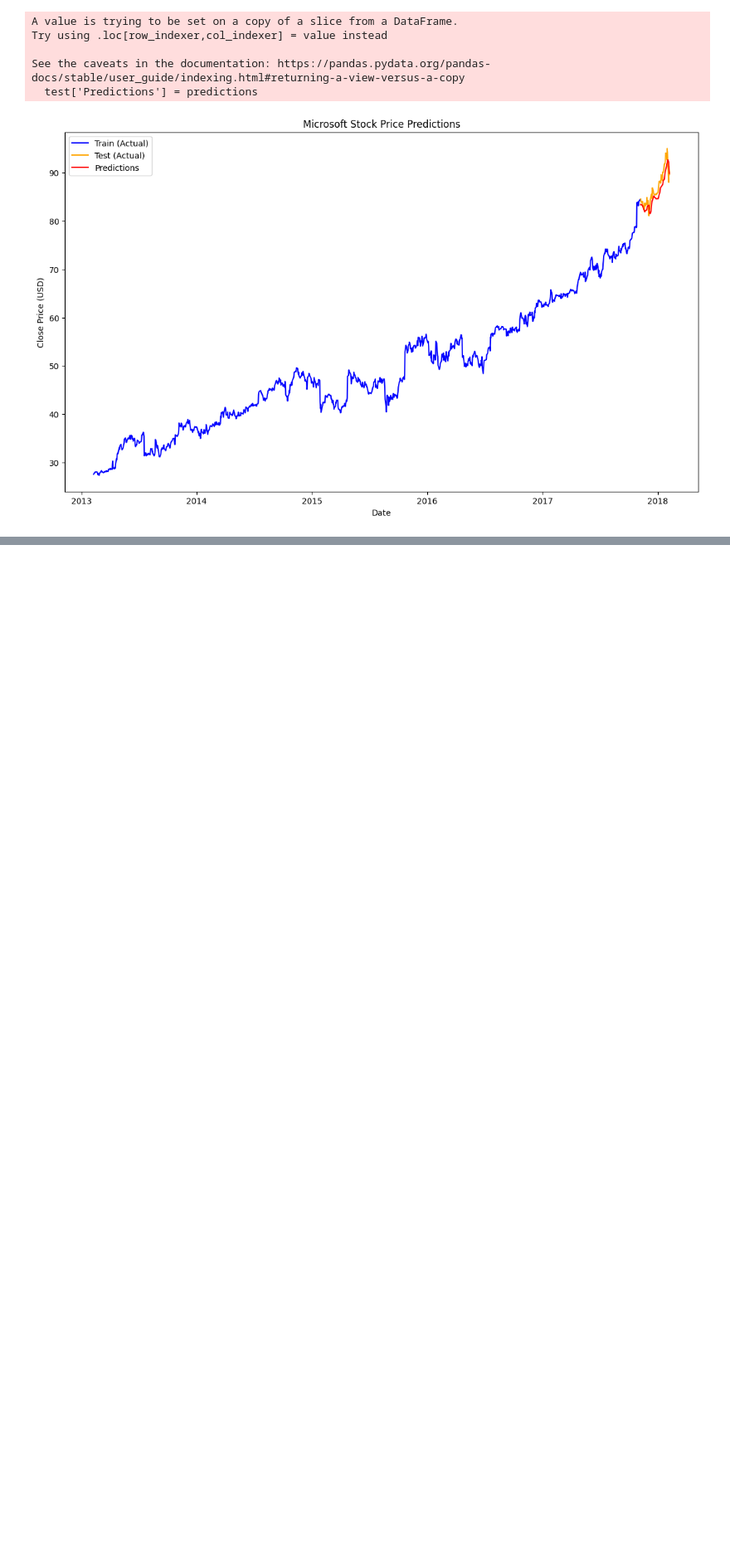
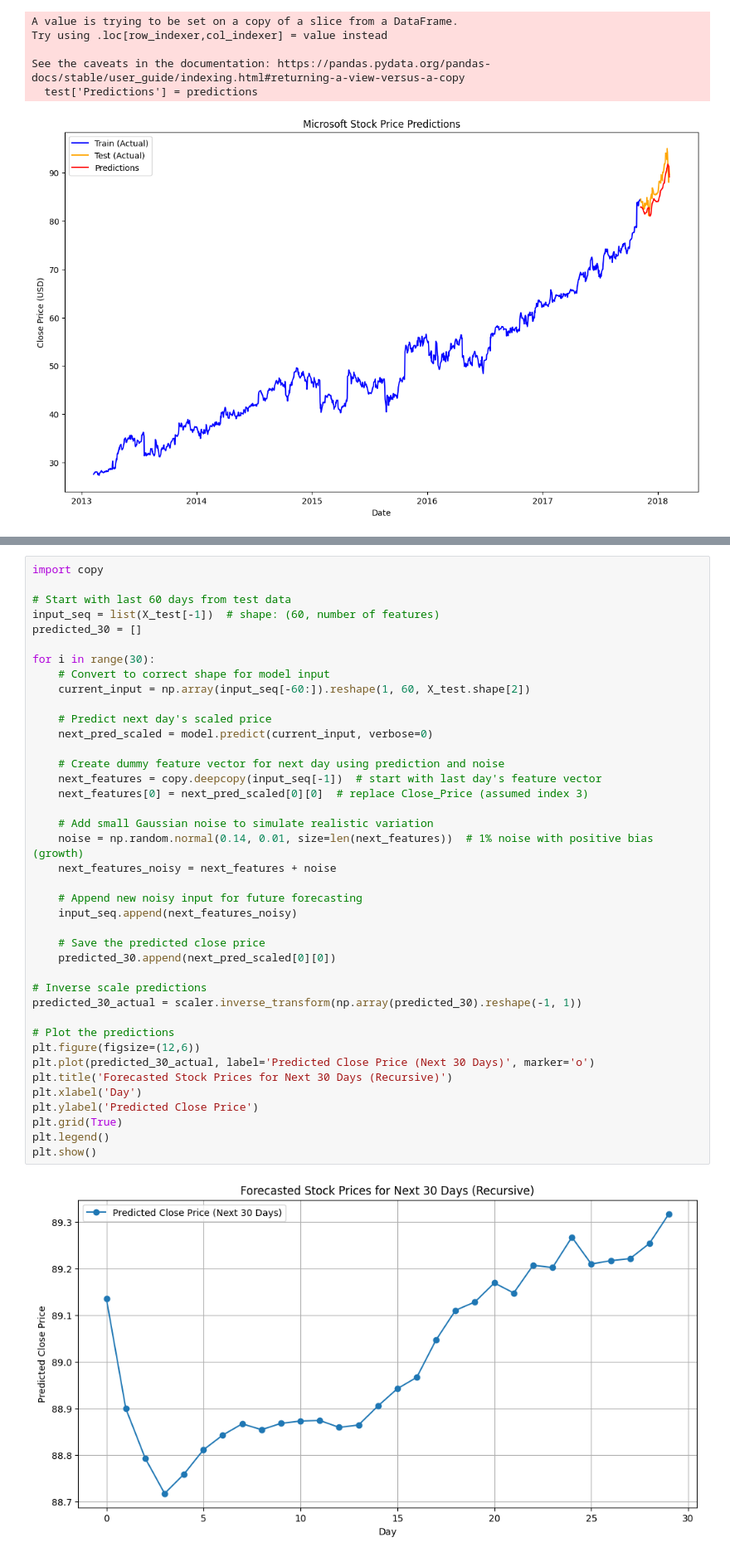
Before and after one commit to harshcooljn-iit/LSTM, a Jupyter notebook: LSTM.ipynb, the cells around one changed output, grey strips where cells are left out. Shown at 83% size. Saved outputs shown, nothing was run; the diff lists cells and outputs as text; blank space fills up the shorter version.

Commit message:
Adding performance metrics and 30 day forecast using recursive simulation

```diff
--- a/LSTM.ipynb
+++ b/LSTM.ipynb
@@ -225,0 +246,42 @@ See the caveats in the documentation: https://pandas.pydata.org/pandas-docs/stab
+# %%
+import copy
+
+# Start with last 60 days from test data
+input_seq = list(X_test[-1])  # shape: (60, number of features)
+predicted_30 = []
+
+for i in range(30):
+    # Convert to correct shape for model input
+    current_input = np.array(input_seq[-60:]).reshape(1, 60, X_test.shape[2])
+
+    # Predict next day's scaled price
+    next_pred_scaled = model.predict(current_input, verbose=0)
+
+    # Create dummy feature vector for next day using prediction and noise
+    next_features = copy.deepcopy(input_seq[-1])  # start with last day's feature vector
+    next_features[0] = next_pred_scaled[0][0]  # replace Close_Price (assumed index 3)
+
+    # Add small Gaussian noise to simulate realistic variation
+    noise = np.random.normal(0.14, 0.01, size=len(next_features))  # 1% noise with positive bias (growth)
+    next_features_noisy = next_features + noise
+
+    # Append new noisy input for future forecasting
+    input_seq.append(next_features_noisy)
+
+    # Save the predicted close price
+    predicted_30.append(next_pred_scaled[0][0])
+
+# Inverse scale predictions
+predicted_30_actual = scaler.inverse_transform(np.array(predicted_30).reshape(-1, 1))
+
+# Plot the predictions
+plt.figure(figsize=(12,6))
+plt.plot(predicted_30_actual, label='Predicted Close Price (Next 30 Days)', marker='o')
+plt.title('Forecasted Stock Prices for Next 30 Days (Recursive)')
+plt.xlabel('Day')
+plt.ylabel('Predicted Close Price')
+plt.grid(True)
+plt.legend()
+plt.show()
+# %% [output]
+[figure, added]
```
Also changed, not shown: parts of 4 cells of this notebook.
